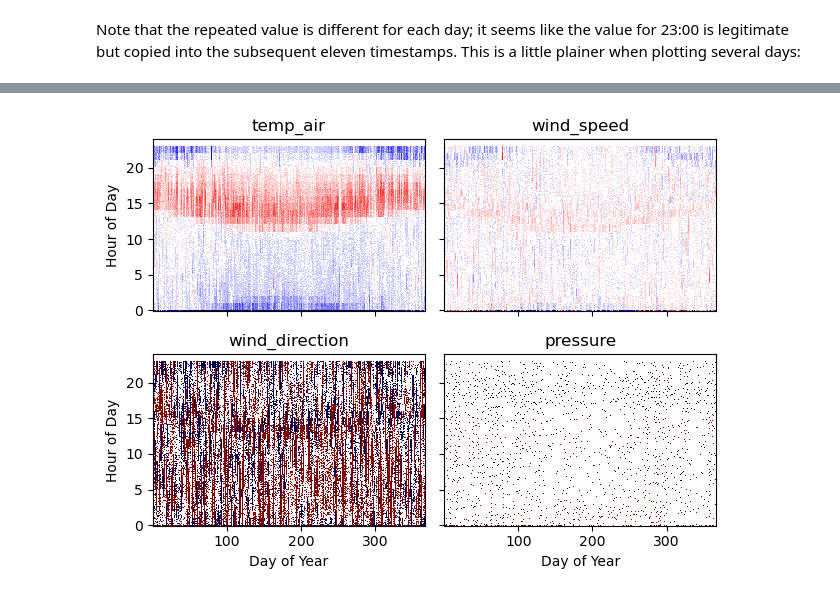
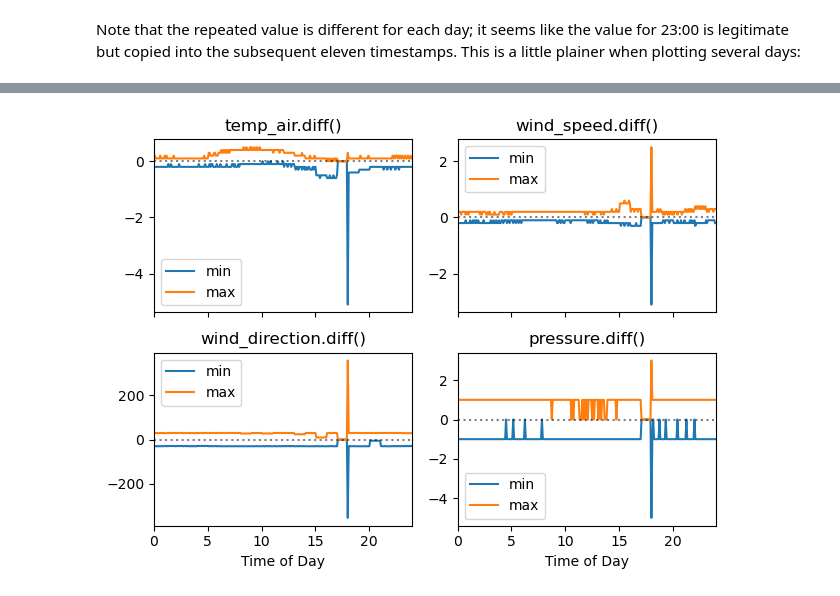
Before and after one commit to AssessingSolar/unofficial-psm3-userguide, a Jupyter notebook: source/pages/2300-artifact.ipynb, the cells around one changed output, grey strips where cells are left out. Cells and saved outputs as stored; diff of their text form; code cells hidden in the pictures.

```diff
--- a/source/pages/2300-artifact.ipynb
+++ b/source/pages/2300-artifact.ipynb
@@ -55,22 +60,22 @@ The artifact is most obvious considering the year as a whole, so let's show that
-# %%
-fig, axes = plt.subplots(2, 2, sharex=True, sharey=True)
-
-for column, ax in zip(columns, np.ravel(axes)):
-    pivot = pd.DataFrame({
-        'time of day': df.index.hour + df.index.minute/60,
-        'day of year': df.index.dayofyear,
-        'change': df[column].diff(),
-    }).pivot(index='time of day',
-             columns='day of year',
-             values='change')
-
-    ax.pcolormesh(pivot.columns, pivot.index, pivot, shading='auto', vmin=-1, vmax=1, cmap='seismic')
-    ax.set_title(column)
-
-for i in range(2):
-    axes[i, 0].set_ylabel('Hour of Day')
-    axes[-1, i].set_xlabel('Day of Year')
-
-fig.tight_layout()
-# %% [output]
-[figure, removed]
+# %%
+def make_difference_plot(df):
+    time_of_day = df.index.hour + df.index.minute/60
+
+    fig, axes = plt.subplots(2, 2, sharex=True)
+
+    for column, ax in zip(columns, np.ravel(axes)):
+        stats = df[column].diff().groupby(time_of_day).agg(['min', 'max'])
+        stats.plot(lw=1.5, ax=ax)
+        ax.set_title(f'{column}.diff()')
+        ax.set_xlim(0, 24)
+        ax.axhline(0, ls=':', c='k', alpha=0.5)
+
+    for i in range(2):
+        axes[-1, i].set_xlabel('Time of Day')
+
+    fig.tight_layout()
+    return fig
+# %%
+_ = make_difference_plot(df_5min)
+# %% [output]
+[figure, added]
```
Also changed, not shown: parts of 13 cells of this notebook.
